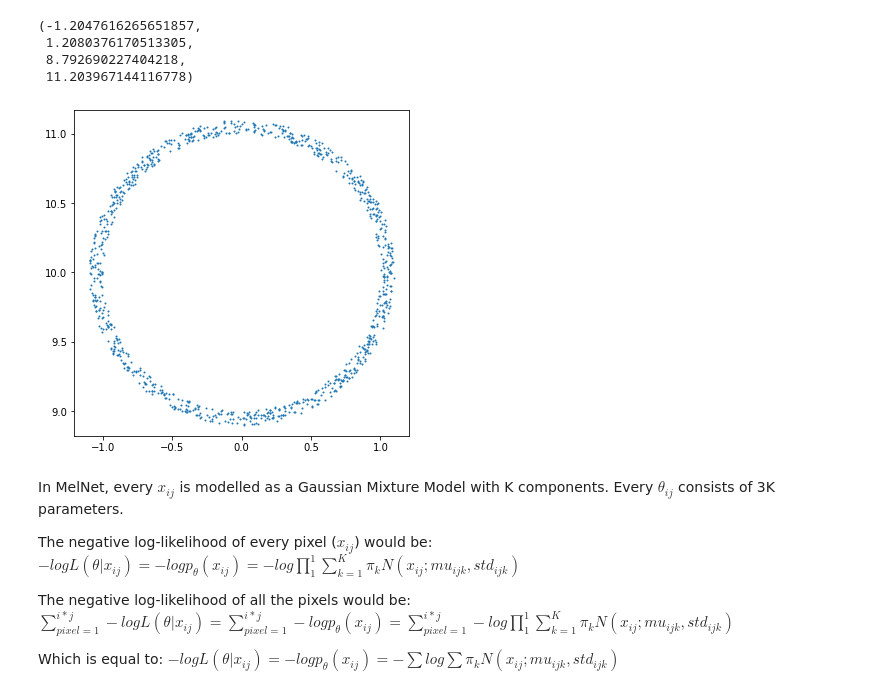
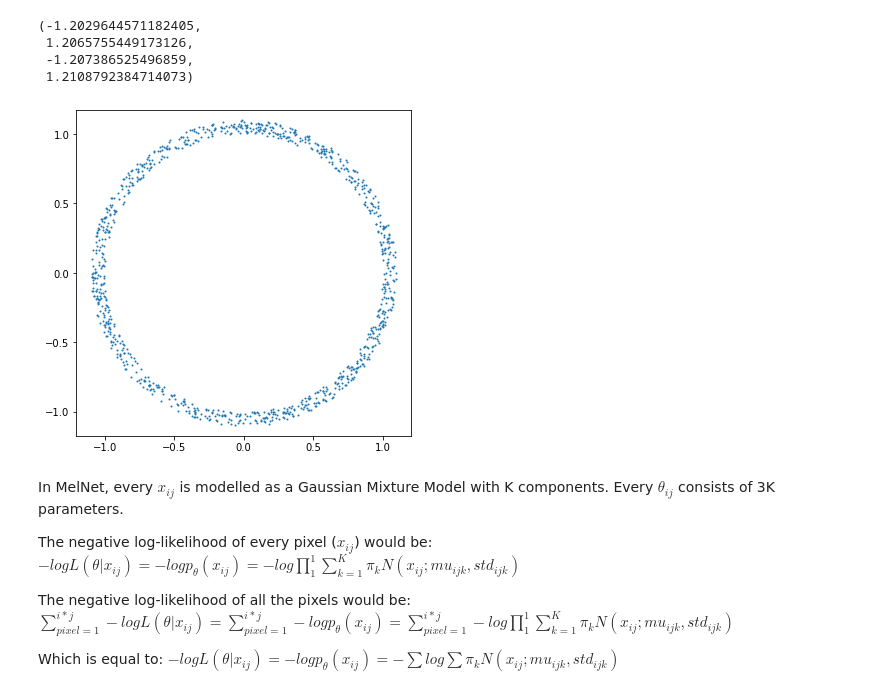
Before and after one commit to jgarciapueyo/MelNet-SpeechGeneration, a Jupyter notebook: notebooks/04_gmm_circle.ipynb, the cells around one changed output. Cells and saved outputs as stored; diff of their text form; code cells hidden in the pictures.

```diff
--- a/notebooks/04_gmm_circle.ipynb
+++ b/notebooks/04_gmm_circle.ipynb
@@ -14,22 +14,22 @@ from src.model import GMM
 # %%
 def generate_samples(n):
     r = 1+torch.rand(n,1)*0.1
     theta = 2*3.1415926*torch.rand(n,1)
     x = torch.cos(theta)*r
     y = torch.sin(theta)*r
-    return x, y+10
+    return x, y
 
 n = 1000
 x, y = generate_samples(n)
 plt.figure(figsize=[6,6])
 plt.scatter(x.tolist(), y.tolist(),1)
 plt.axis('equal')
 # %% [output]
-(-1.2047616265651857,
- 1.2080376170513305,
- 8.792690227404218,
- 11.203967144116778)
+(-1.2029644571182405,
+ 1.2065755449173126,
+ -1.207386525496859,
+ 1.2108792384714073)
-[figure, old version]
+[figure, new version]
 # %%
 import math
 class GaussianMixture(nn.Module):
```
Also changed, not shown: parts of 4 cells of this notebook, 2 other files.
